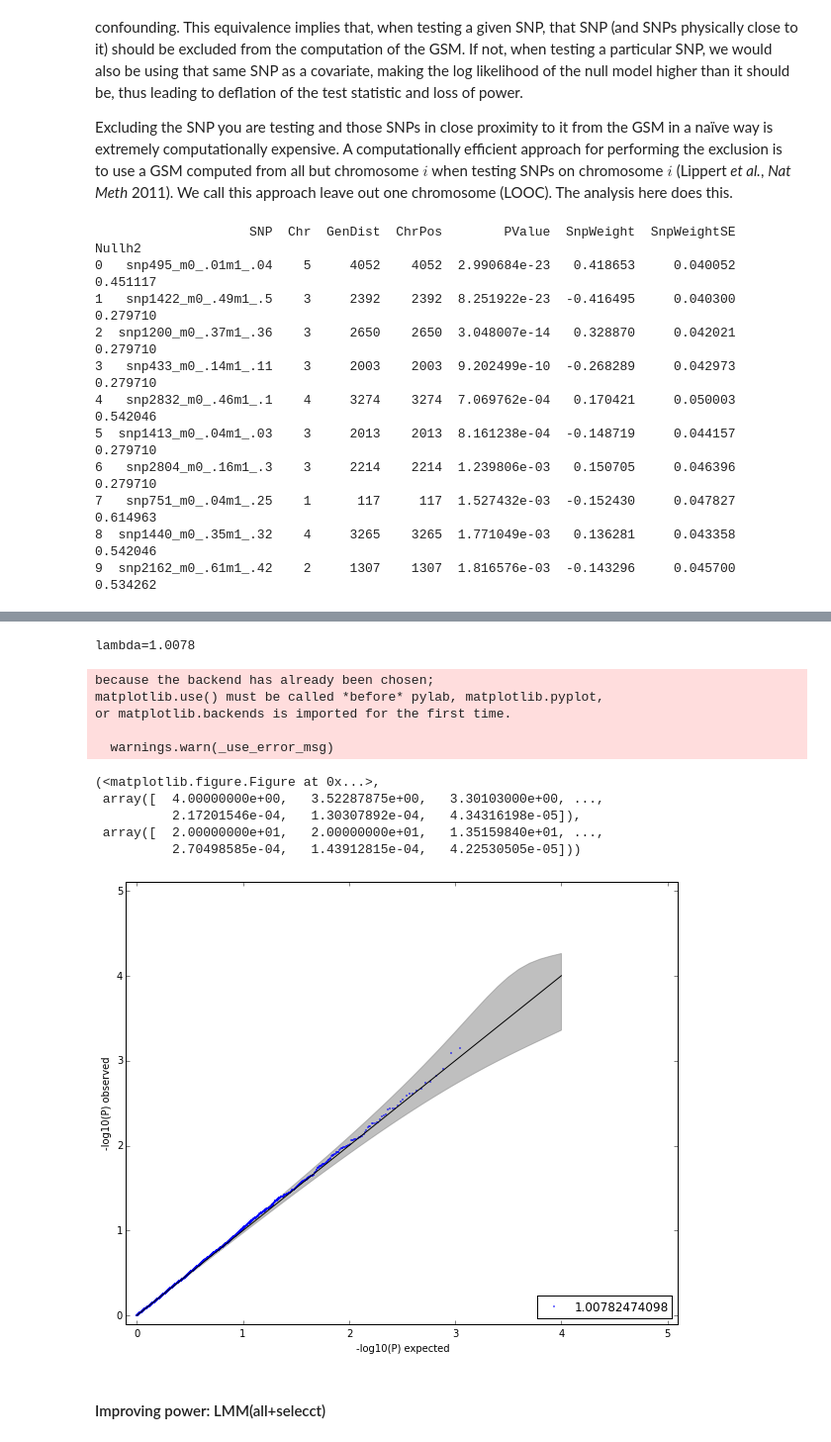
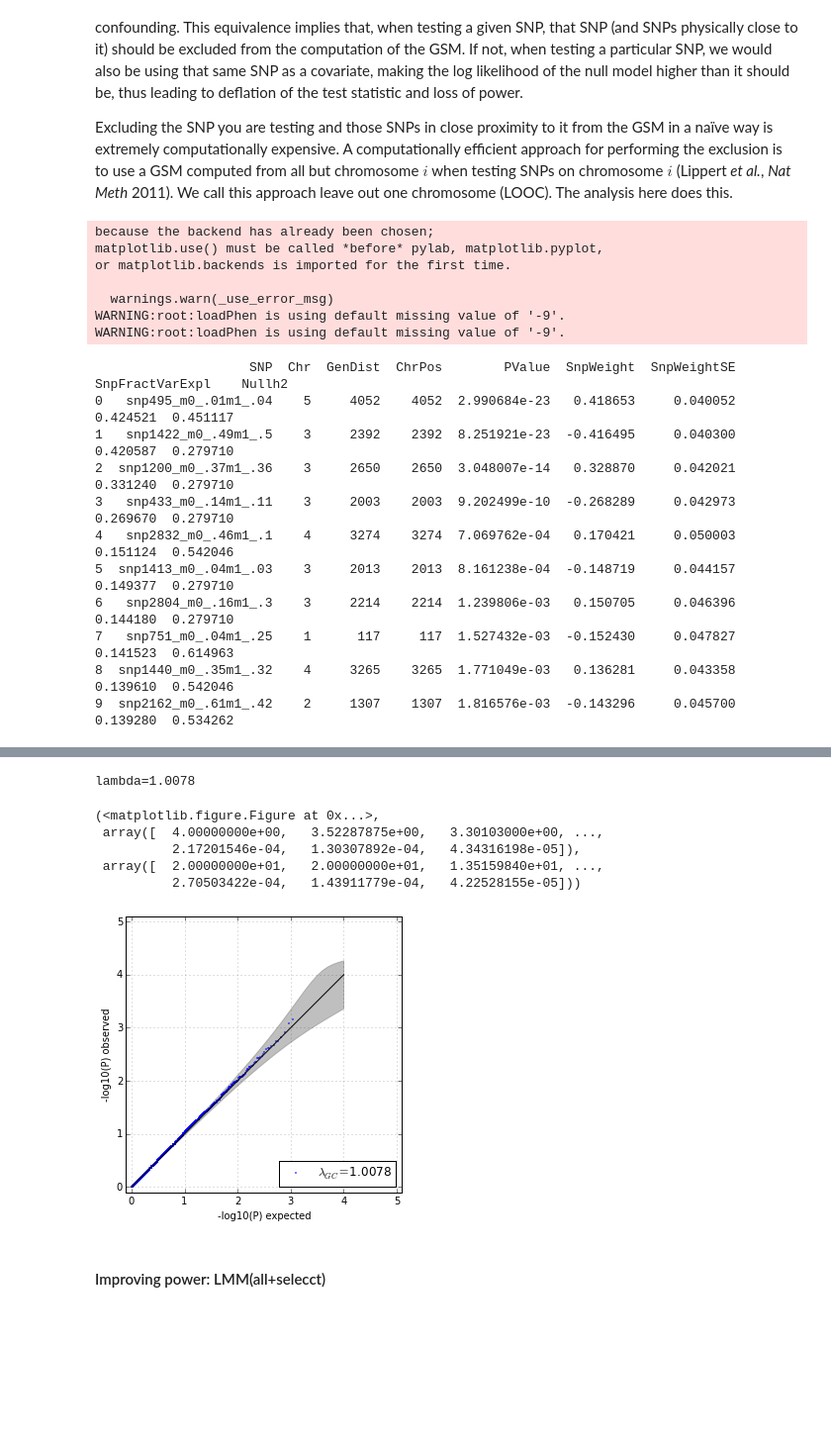
Before and after one commit to rpool/FaST-LMM, a Jupyter notebook: doc/ipynb/FaST-LMM.ipynb, the cells around one changed output, grey strips where cells are left out. Shown at 99% size. Saved outputs shown, nothing was run; the diff lists cells and outputs as text; code cells hidden in the pictures; blank space fills up the shorter version.

```diff
--- a/doc/ipynb/FaST-LMM.ipynb
+++ b/doc/ipynb/FaST-LMM.ipynb
@@ -81,21 +81,28 @@ print results_df.head(n=10)
 # manhattan plot
 import pylab
 import fastlmm.util.util as flutil
-flutil.manhattan_plot(results_df.as_matrix(["Chr", "ChrPos", "PValue"]),pvalue_line=1e-5)
+flutil.manhattan_plot(results_df.as_matrix(["Chr", "ChrPos", "PValue"]),pvalue_line=1e-5,xaxis_unit_bp=False)
 pylab.show()
 
 # qq plot
 from fastlmm.util.stats import plotp
 plotp.qqplot(results_df["PValue"].values, xlim=[0,5], ylim=[0,5])
 # %% [output]
-                    SNP  Chr  GenDist  ChrPos        PValue  SnpWeight  SnpWeightSE    Nullh2
-0   snp495_m0_.01m1_.04    5     4052    4052  2.990684e-23   0.418653     0.040052  0.451117
-1   snp1422_m0_.49m1_.5    3     2392    2392  8.251922e-23  -0.416495     0.040300  0.279710
-2  snp1200_m0_.37m1_.36    3     2650    2650  3.048007e-14   0.328870     0.042021  0.279710
-3   snp433_m0_.14m1_.11    3     2003    2003  9.202499e-10  -0.268289     0.042973  0.279710
-4   snp2832_m0_.46m1_.1    4     3274    3274  7.069762e-04   0.170421     0.050003  0.542046
-5  snp1413_m0_.04m1_.03    3     2013    2013  8.161238e-04  -0.148719     0.044157  0.279710
-6   snp2804_m0_.16m1_.3    3     2214    2214  1.239806e-03   0.150705     0.046396  0.279710
-7   snp751_m0_.04m1_.25    1      117     117  1.527432e-03  -0.152430     0.047827  0.614963
-8  snp1440_m0_.35m1_.32    4     3265    3265  1.771049e-03   0.136281     0.043358  0.542046
-9  snp2162_m0_.61m1_.42    2     1307    1307  1.816576e-03  -0.143296     0.045700  0.534262
+because the backend has already been chosen;
+matplotlib.use() must be called *before* pylab, matplotlib.pyplot,
+or matplotlib.backends is imported for the first time.
+
+  warnings.warn(_use_error_msg)
+WARNING:root:loadPhen is using default missing value of '-9'.
+WARNING:root:loadPhen is using default missing value of '-9'.
+                    SNP  Chr  GenDist  ChrPos        PValue  SnpWeight  SnpWeightSE  SnpFractVarExpl    Nullh2
+0   snp495_m0_.01m1_.04    5     4052    4052  2.990684e-23   0.418653     0.040052         0.424521  0.451117
+1   snp1422_m0_.49m1_.5    3     2392    2392  8.251921e-23  -0.416495     0.040300         0.420587  0.279710
+2  snp1200_m0_.37m1_.36    3     2650    2650  3.048007e-14   0.328870     0.042021         0.331240  0.279710
+3   snp433_m0_.14m1_.11    3     2003    2003  9.202499e-10  -0.268289     0.042973         0.269670  0.279710
+4   snp2832_m0_.46m1_.1    4     3274    3274  7.069762e-04   0.170421     0.050003         0.151124  0.542046
+5  snp1413_m0_.04m1_.03    3     2013    2013  8.161238e-04  -0.148719     0.044157         0.149377  0.279710
+6   snp2804_m0_.16m1_.3    3     2214    2214  1.239806e-03   0.150705     0.046396         0.144180  0.279710
+7   snp751_m0_.04m1_.25    1      117     117  1.527432e-03  -0.152430     0.047827         0.141523  0.614963
+8  snp1440_m0_.35m1_.32    4     3265    3265  1.771049e-03   0.136281     0.043358         0.139610  0.542046
+9  snp2162_m0_.61m1_.42    2     1307    1307  1.816576e-03  -0.143296     0.045700         0.139280  0.534262
@@ -103,15 +110,10 @@ plotp.qqplot(results_df["PValue"].values, xlim=[0,5], ylim=[0,5])
-lambda=1.0078
-because the backend has already been chosen;
-matplotlib.use() must be called *before* pylab, matplotlib.pyplot,
-or matplotlib.backends is imported for the first time.
-
-  warnings.warn(_use_error_msg)
+lambda=1.0078
 (<matplotlib.figure.Figure at 0x...>,
  array([  4.00000000e+00,   3.52287875e+00,   3.30103000e+00, ...,
           2.17201546e-04,   1.30307892e-04,   4.34316198e-05]),
  array([  2.00000000e+01,   2.00000000e+01,   1.35159840e+01, ...,
-          2.70498585e-04,   1.43912815e-04,   4.22530505e-05]))
+          2.70503422e-04,   1.43911779e-04,   4.22528155e-05]))
-[figure, old version]
+[figure, new version]
 # %% [markdown]
 #### Improving power: LMM(all+selecct)
 # %% [markdown]
```
Also changed, not shown: parts of 7 cells of this notebook.
